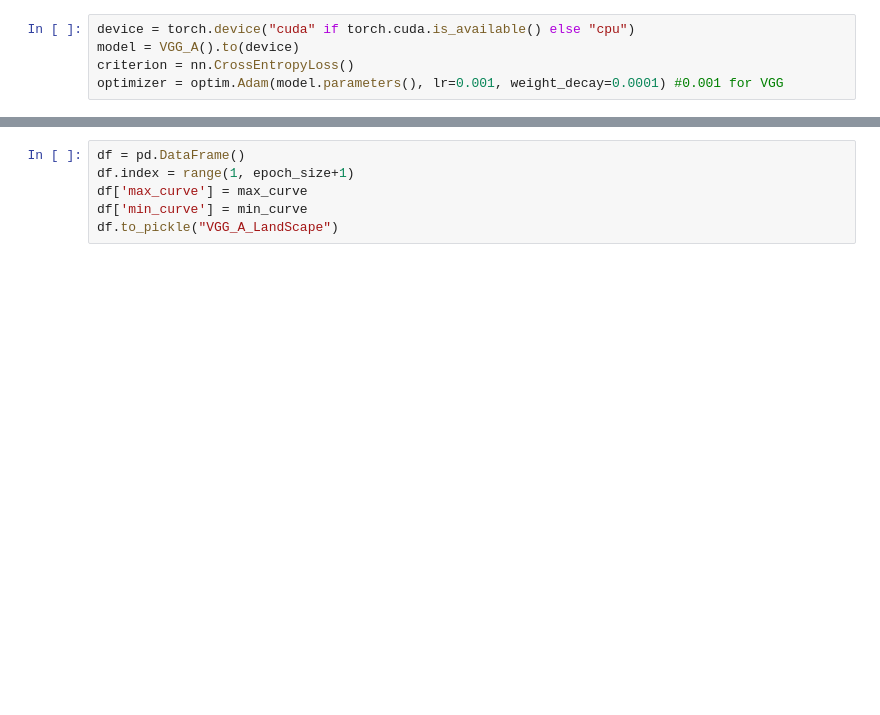
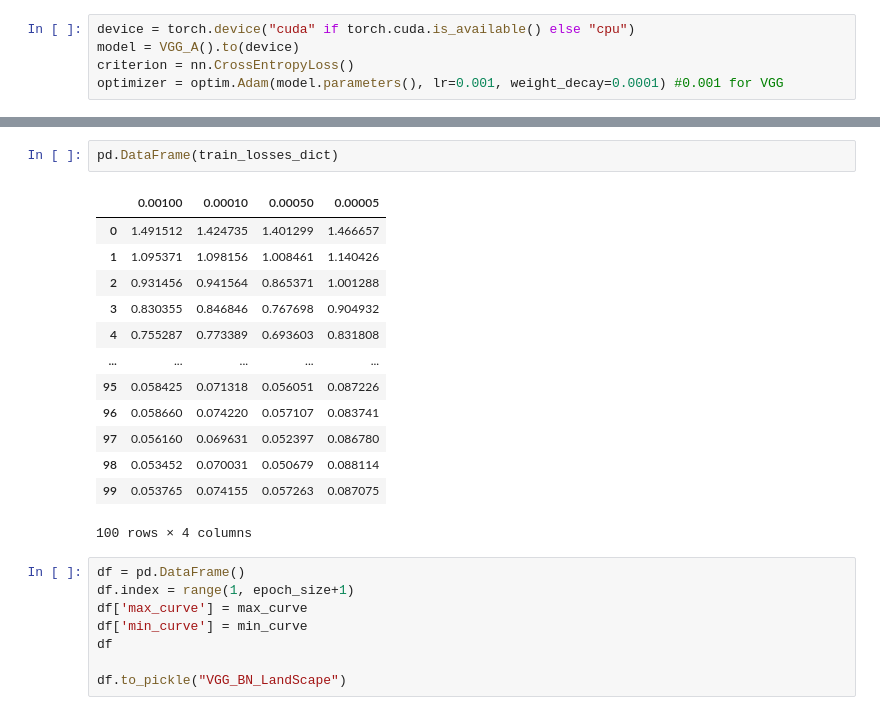
Before and after one commit to Atticsu/Project2-for-neural-network, a Jupyter notebook: Project_2.ipynb, the cells around one changed output, grey strips where cells are left out. Drawn from its saved outputs; the diff is of its cells as text; blank space fills up the shorter version.

```diff
--- a/Project_2.ipynb
+++ b/Project_2.ipynb
@@ -213,6 +227,24 @@ plt.show()
+# %%
+pd.DataFrame(train_losses_dict)
+# %% [output]
+|  | 0.00100 | 0.00010 | 0.00050 | 0.00005 |
+| 0 | 1.491512 | 1.424735 | 1.401299 | 1.466657 |
+| 1 | 1.095371 | 1.098156 | 1.008461 | 1.140426 |
+| 2 | 0.931456 | 0.941564 | 0.865371 | 1.001288 |
+| 3 | 0.830355 | 0.846846 | 0.767698 | 0.904932 |
+| 4 | 0.755287 | 0.773389 | 0.693603 | 0.831808 |
+| ... | ... | ... | ... | ... |
+| 95 | 0.058425 | 0.071318 | 0.056051 | 0.087226 |
+| 96 | 0.058660 | 0.074220 | 0.057107 | 0.083741 |
+| 97 | 0.056160 | 0.069631 | 0.052397 | 0.086780 |
+| 98 | 0.053452 | 0.070031 | 0.050679 | 0.088114 |
+| 99 | 0.053765 | 0.074155 | 0.057263 | 0.087075 |
+100 rows × 4 columns
 # %%
 df = pd.DataFrame()
 df.index = range(1, epoch_size+1)
 df['max_curve'] = max_curve
 df['min_curve'] = min_curve
-df.to_pickle("VGG_A_LandScape")
+df
+
+df.to_pickle("VGG_BN_LandScape")
```
Also changed, not shown: parts of 8 cells of this notebook, 4 other files.
